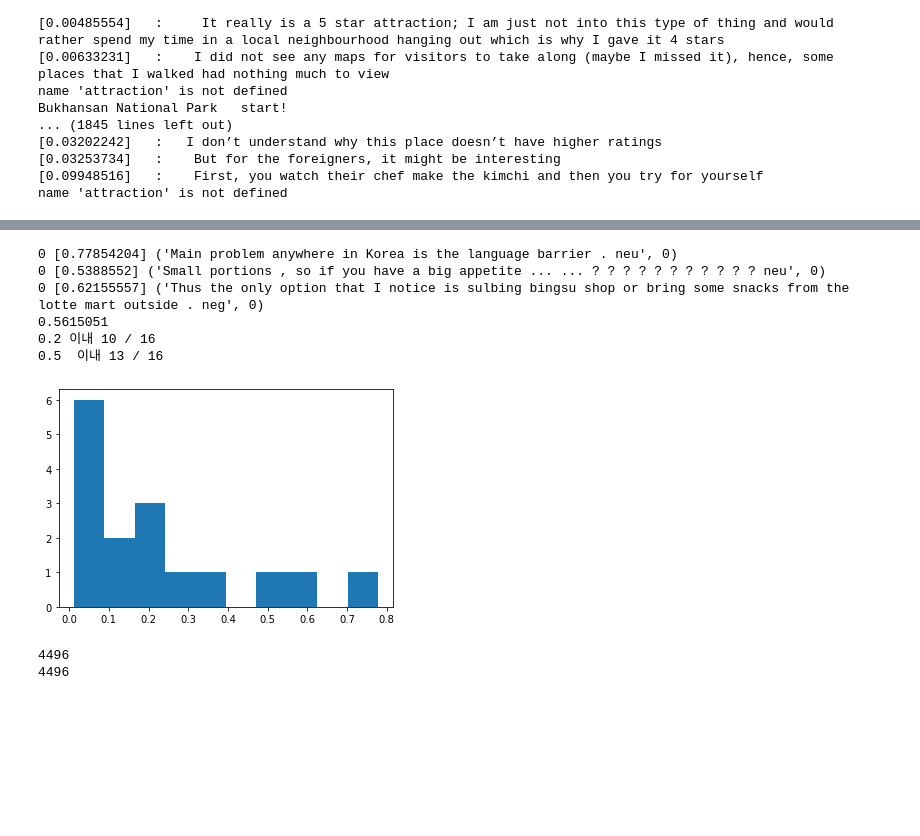
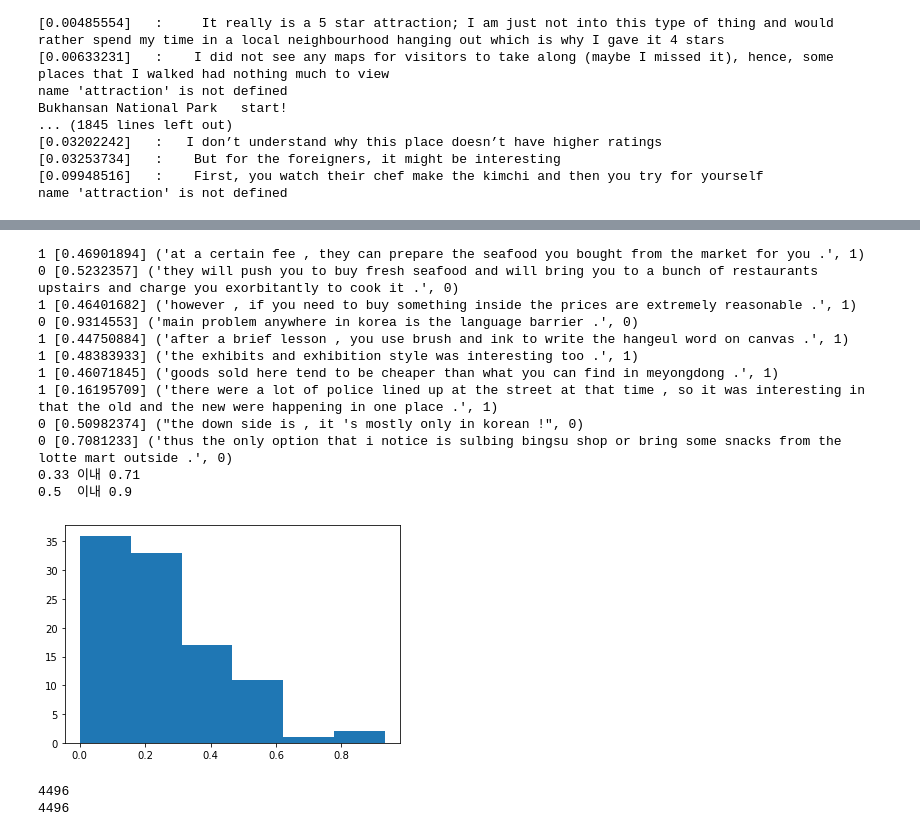
Before and after one commit to twinstae/tripReviewAnalysisSystem, a Jupyter notebook: p1/sent_analysis_LSTM.ipynb, the cells around one changed output, grey strips where cells are left out. Cells and saved outputs as stored; diff of their text form; code cells hidden in the pictures; blank space fills up the shorter version.

```diff
--- a/p1/sent_analysis_LSTM.ipynb
+++ b/p1/sent_analysis_LSTM.ipynb
@@ -158,7 +163,7 @@ X, Y = pre_process(cluster_n_df)
 # %%
-max_len = 100
-
-X_result = [len(s) for s in X if len(s)<max_len]
+max_len = 150
+X, Y = pre_process(cluster_n_df, max_len = max_len)
+X_result = [len(s) for s in X if len(s)< max_len]
 print(len(X_result))
 plt.hist(X_result, bins=10)
 plt.show()
@@ -532,7 +545,7 @@ for line in data.split('\n'):
             tag = 0.5
         else:
             tag = 0
-        h_test_list.append((sentence_of_n, tag))
+        h_test_list.append((sentence_of_n[:-4], tag))
     except ValueError:
         sentence_of_n = line
 h_test_list[:5]
@@ -551,19 +564,7 @@ for sentence, n in h_test_list:
     tokens = ngram_tokenizer.tokenize(sentence)
     processed_list = []
     for token in tokens:
-        if token in dict_5000:
-            processed_list.append(dict_5000[token])
+        if token in dict_NUMBER:
+            processed_list.append(dict_NUMBER[token])
     result_sentences.append(processed_list)
     h_list.append(n)
-
-"""
-for prediction in model.predict(X_sentence):
-    max_i = 0
-    max_value = 0
-    for i, value in enumerate(prediction):
-        if max_value < value:
-            max_i = i
-            max_value = value
-    prediction_list.append(max_i)
-"""
-h_list[::10]
@@ -580,49 +577,52 @@ Using TensorFlow backend.
 drop_rate = 0.7
 embed_n =64
 model = Sequential()
 model.add(Embedding(NUMBER, embed_n))
 model.add(Dropout(drop_rate))
 model.add(LSTM(embed_n))
 model.add(Dropout(drop_rate))
 model.add(Dense(1, activation='sigmoid'))
 model.compile(loss='mean_squared_error', optimizer='rmsprop', metrics=['acc'])
 model.load_weights('best_model'+str(drop_rate)+str(embed_n)+'.h5')
 
 prediction_list = model.predict(X_sentence)
 residual_list = []
 a = 0
 b = 0
 c = 0
 for h, p, S in zip(h_list, prediction_list, h_test_list):
 
-    r =p
+    r=p
 
-    if h == 0:
+    if h != 2:
         a += 1
         residual_list.append(abs(h - r))
-        residual_forest.append(abs(h - f))
-
         if abs(h - r) < 0.5:
             b += 1
-            if abs(h - r) < 0.2:
+            if abs(h - r) < 0.33:
                 c += 1
         else:
             print(h,r,S)
 
-print(residual_array.mean())
-print("0.2 이내",c,"/",a)
-print("0.5  이내",b,"/",a)
+print("0.33 이내",c/a)
+print("0.5  이내",b/a)
 
-plt.hist(np.array(residual_list),bins = 10)
+plt.hist(np.array(residual_list), bins = 6)
 plt.show()
 # %% [output]
-0 [0.77854204] ('Main problem anywhere in Korea is the language barrier . neu', 0)
-0 [0.5388552] ('Small portions , so if you have a big appetite ... ... ? ? ? ? ? ? ? ? ? ? ? neu', 0)
-0 [0.62155557] ('Thus the only option that I notice is sulbing bingsu shop or bring some snacks from the lotte mart outside . neg', 0)
-0.5615051
-0.2 이내 10 / 16
-0.5  이내 13 / 16
+1 [0.46901894] ('at a certain fee , they can prepare the seafood you bought from the market for you .', 1)
+0 [0.5232357] ('they will push you to buy fresh seafood and will bring you to a bunch of restaurants upstairs and charge you exorbitantly to cook it .', 0)
+1 [0.46401682] ('however , if you need to buy something inside the prices are extremely reasonable .', 1)
+0 [0.9314553] ('main problem anywhere in korea is the language barrier .', 0)
+1 [0.44750884] ('after a brief lesson , you use brush and ink to write the hangeul word on canvas .', 1)
+1 [0.48383933] ('the exhibits and exhibition style was interesting too .', 1)
+1 [0.46071845] ('goods sold here tend to be cheaper than what you can find in meyongdong .', 1)
+1 [0.16195709] ('there were a lot of police lined up at the street at that time , so it was interesting in that the old and the new were happening in one place .', 1)
+0 [0.50982374] ("the down side is , it 's mostly only in korean !", 0)
+0 [0.7081233] ('thus the only option that i notice is sulbing bingsu shop or bring some snacks from the lotte mart outside .', 0)
+0.33 이내 0.71
+0.5  이내 0.9
-[figure, old version]
+[figure, new version]
 # %%
 import logging
 logging.basicConfig(format='%(asctime)s : %(levelname)s : %(message)s', level=logging.INFO)
```
Also changed, not shown: parts of 23 cells of this notebook, 5 other files.
